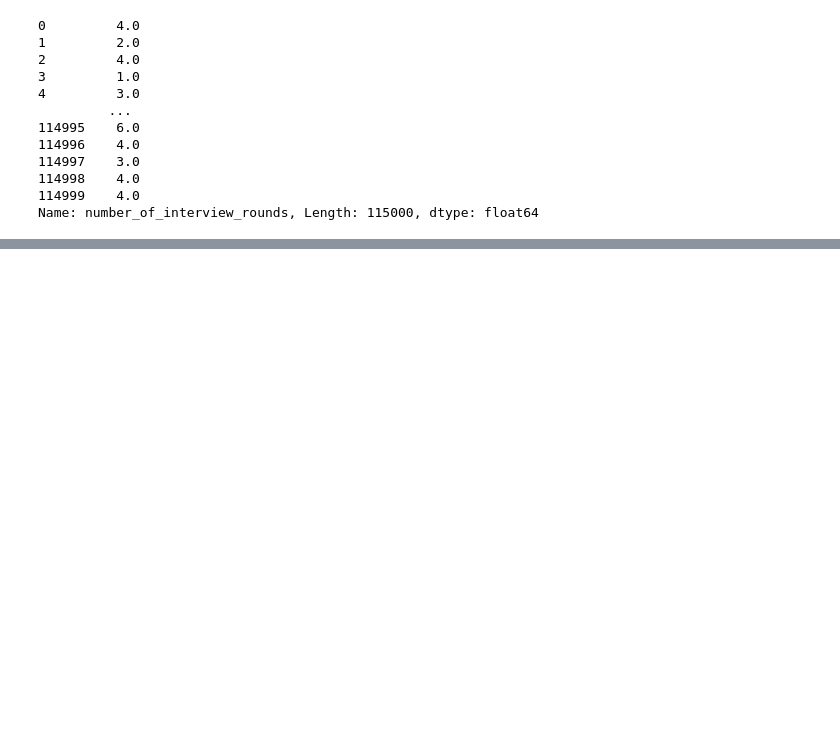
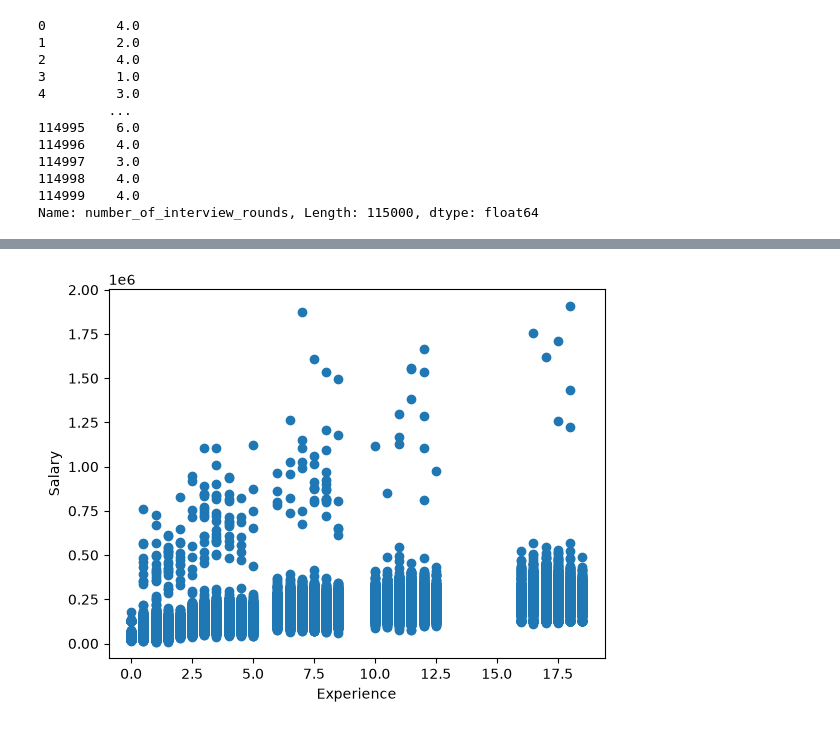
Before and after one commit to anshulbaisoya82-ux/Task-2-, a Jupyter notebook: Salary.ipynb, the cells around one changed output, grey strips where cells are left out. Cells and saved outputs as stored; diff of their text form; code cells hidden in the pictures; blank space fills up the shorter version.

```diff
--- a/Salary.ipynb
+++ b/Salary.ipynb
@@ -210,0 +176,7 @@ from sklearn import
+# %%
+plt.scatter(y=df['Average_Salary'],x=df['Average_experience'])
+plt.xlabel('Experience')
+plt.ylabel('Salary')
+plt.show()
+# %% [output]
+[figure, added]
```
Also changed, not shown: parts of 20 cells of this notebook, 1 other file.
